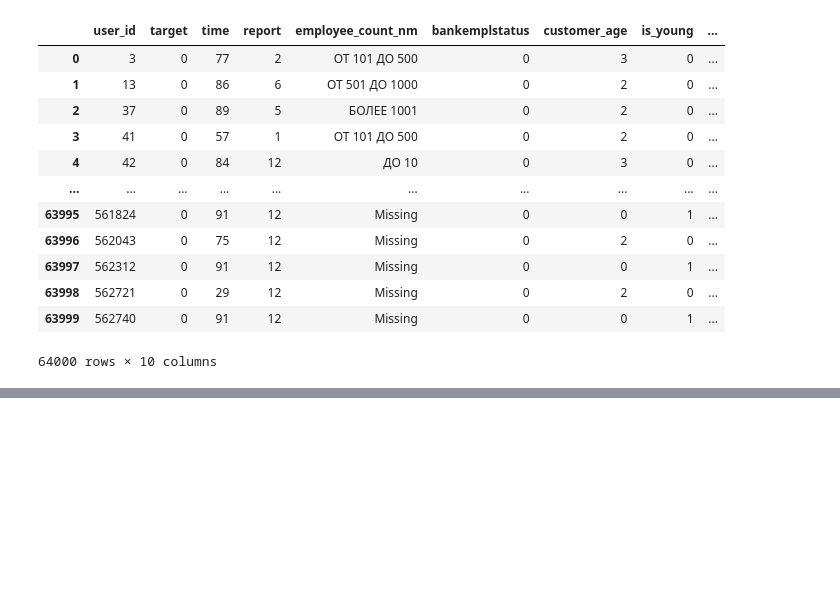
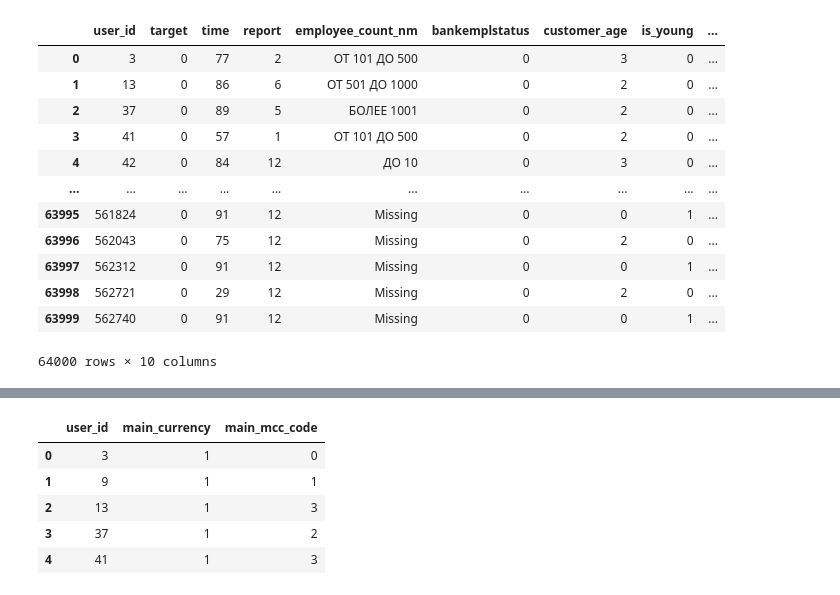
Before and after one commit to Lunalykaya/customer-churn-prediction, a Jupyter notebook: eda-churn.ipynb, the cells around one changed output, grey strips where cells are left out. Drawn from its saved outputs; the diff is of its cells as text; code cells hidden in the pictures; blank space fills up the shorter version.

```diff
--- a/eda-churn.ipynb
+++ b/eda-churn.ipynb
@@ -1652,0 +1664,9 @@ data
+# %%
+user_transactions.head()
+# %% [output]
+|  | user_id | main_currency | main_mcc_code |
+| 0 | 3 | 1 | 0 |
+| 1 | 9 | 1 | 1 |
+| 2 | 13 | 1 | 3 |
+| 3 | 37 | 1 | 2 |
+| 4 | 41 | 1 | 3 |
```
Also changed, not shown: parts of 6 cells of this notebook.
